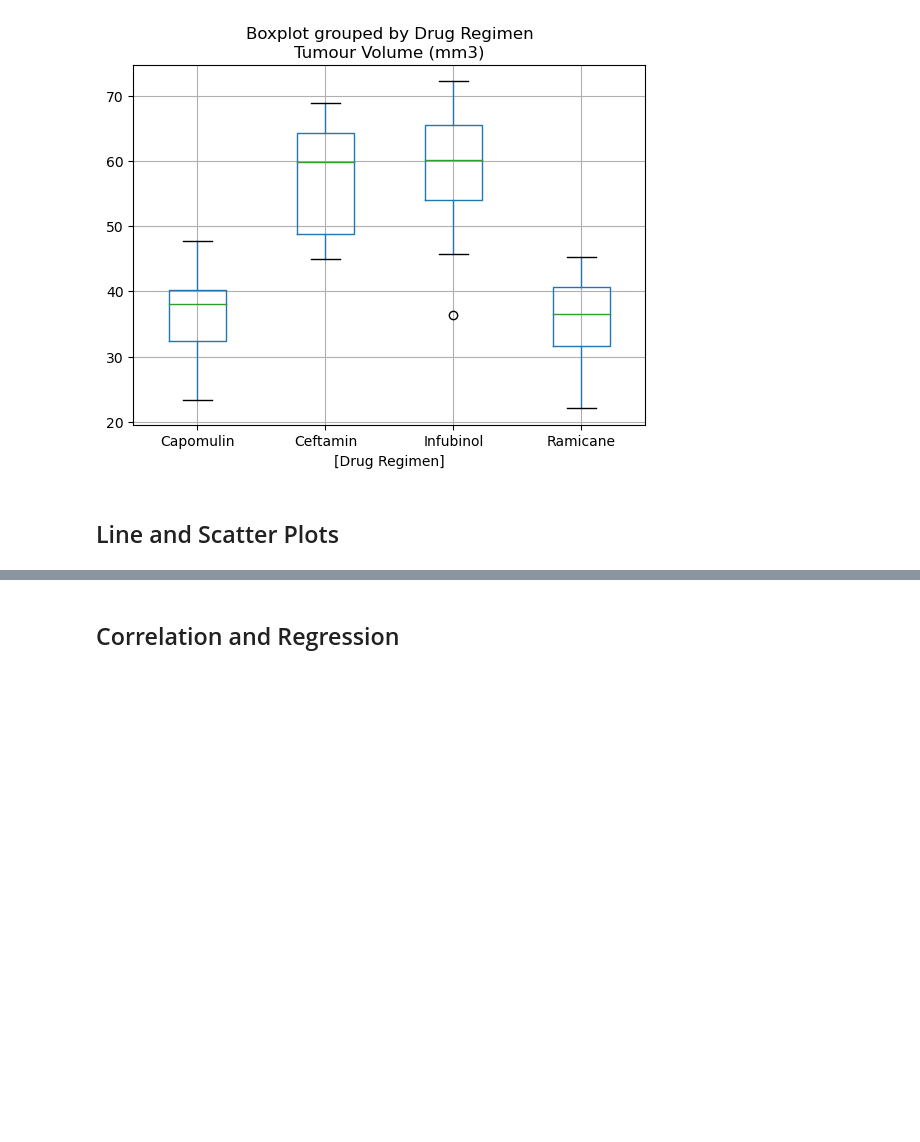
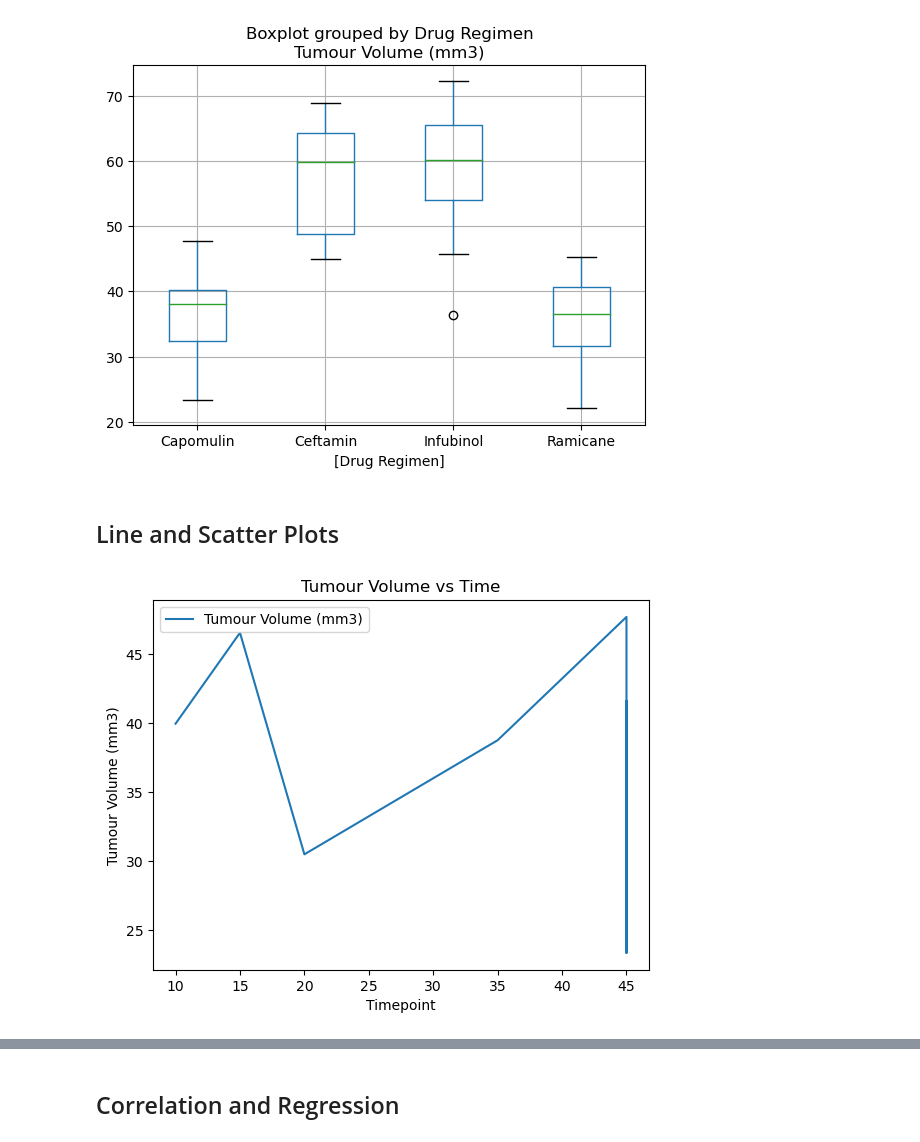
Before and after one commit to ricarojas/pymaceuticals, a Jupyter notebook: pymaceuticals_starter.ipynb, the cells around one changed output, grey strips where cells are left out. Saved outputs shown, nothing was run; the diff lists cells and outputs as text; code cells hidden in the pictures; blank space fills up the shorter version.

```diff
--- a/pymaceuticals_starter.ipynb
+++ b/pymaceuticals_starter.ipynb
@@ -346,5 +324,9 @@ boxplot = filtered_df.boxplot(column=['Tumour Volume (mm3)'], by=['Drug Regimen'
 ## Line and Scatter Plots
 # %%
 # Generate a line plot of tumour volume vs. time point for a mouse treated with Capomulin
+capomulin_df = filtered_df[filtered_df['Drug Regimen'].str.contains('Capomulin')]
+ax = capomulin_df.plot(kind='line', y='Tumour Volume (mm3)', x='Timepoint', ylabel='Tumour Volume (mm3)', title='Tumour Volume vs Time')
+# %% [output]
+[figure, added]
 # %%
 # Generate a scatter plot of average tumour volume vs. mouse weight for the Capomulin regimen
```
Also changed, not shown: parts of 8 cells of this notebook.
